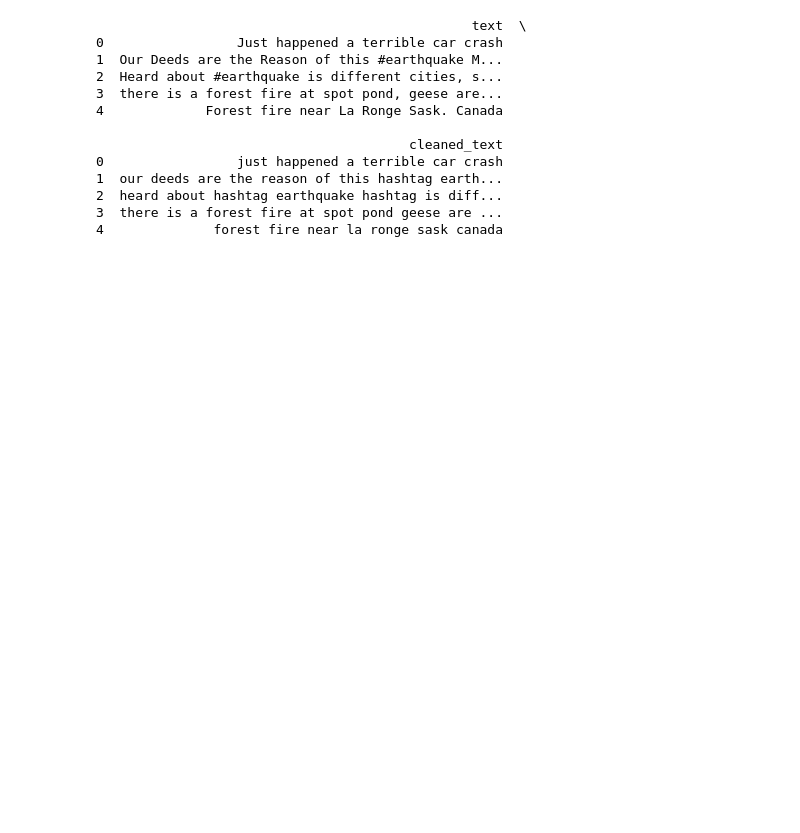
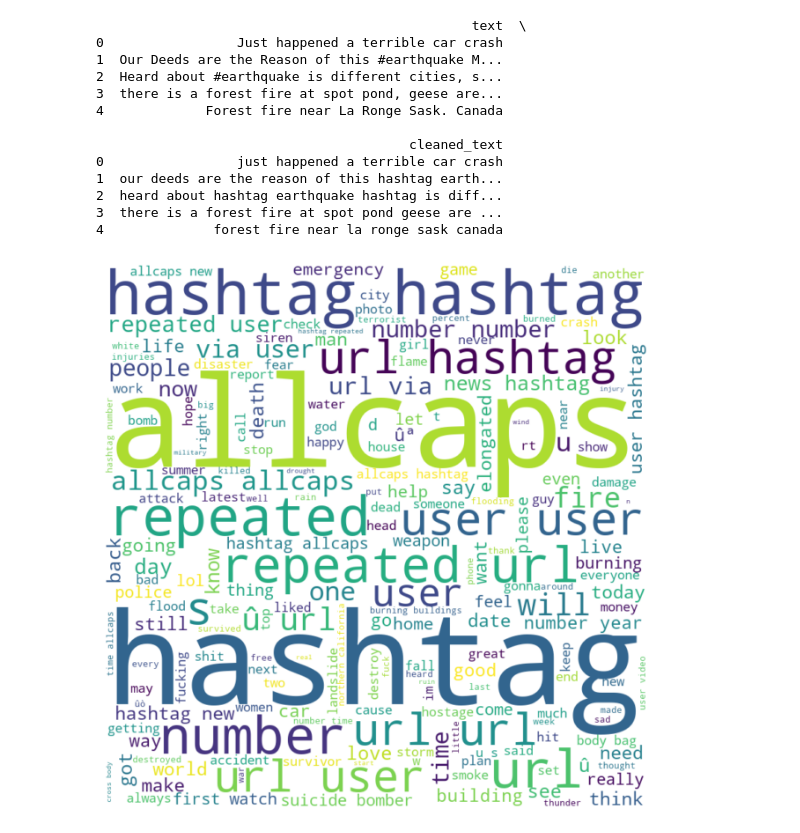
Before and after one commit to magnusrodseth/disaster-tweets, a Jupyter notebook: assignment-1.ipynb, the cells around one changed output. Saved outputs shown, nothing was run; the diff lists cells and outputs as text; code cells hidden in the pictures; blank space fills up the shorter version.

Commit message:
visualize the text processing

```diff
--- a/assignment-1.ipynb
+++ b/assignment-1.ipynb
@@ -242,3 +242,18 @@ print(df[['text', 'cleaned_text']].head())
 2  heard about hashtag earthquake hashtag is diff...
 3  there is a forest fire at spot pond geese are ...
 4              forest fire near la ronge sask canada
+# %%
+from wordcloud import WordCloud
+import matplotlib.pyplot as plt
+
+# Join all the texts together
+text = ' '.join(df['cleaned_text'])
+
+# Create and display the word cloud
+wordcloud = WordCloud(width=800, height=800, background_color='white').generate(text)
+plt.figure(figsize=(10, 8))
+plt.imshow(wordcloud, interpolation='bilinear')
+plt.axis('off')
+plt.show()
+# %% [output]
+[figure, added]
```
Also changed, not shown: parts of 4 cells of this notebook, 1 other file.
